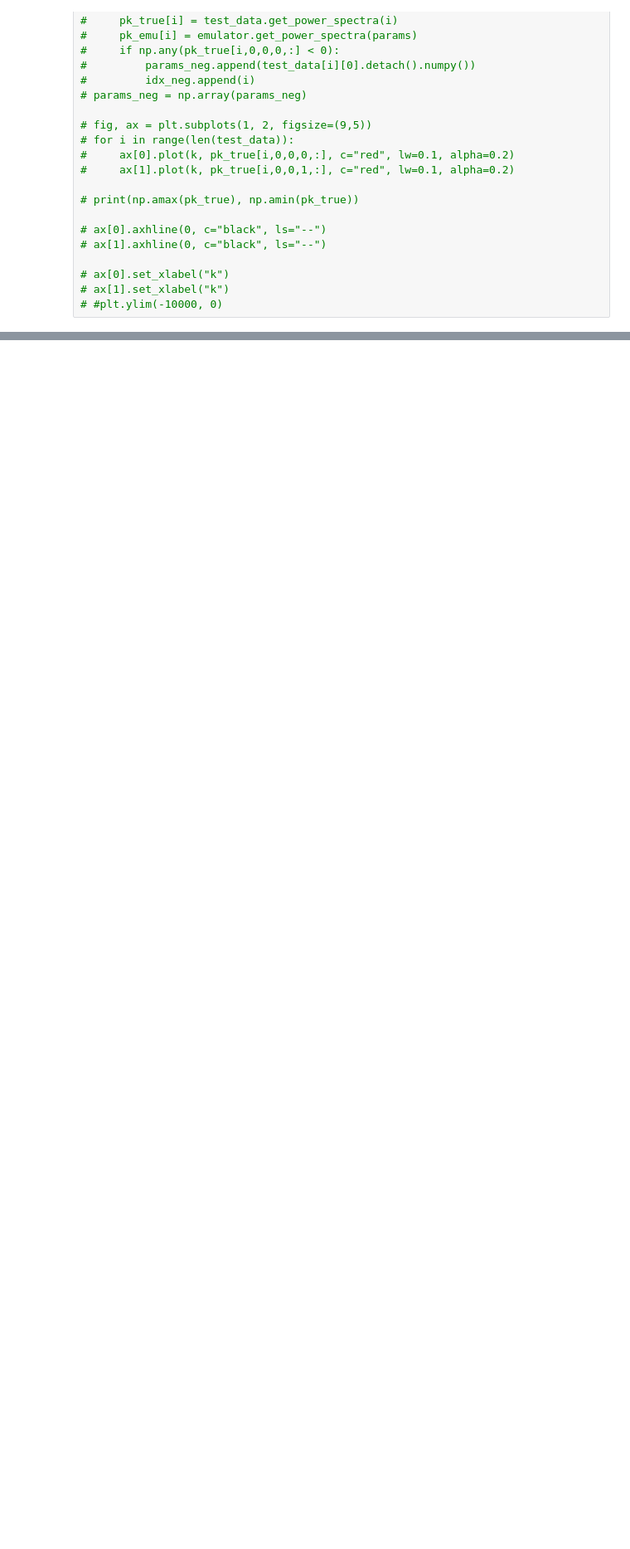
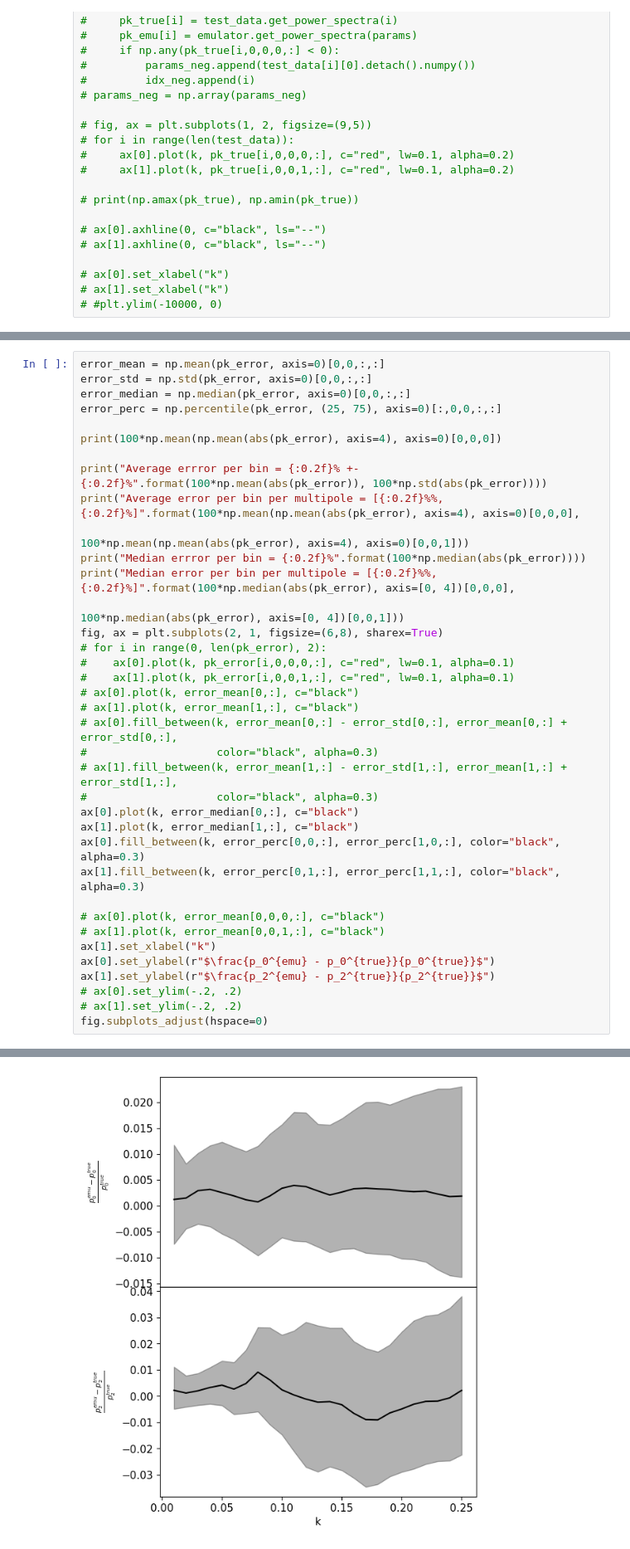
Before and after one commit to jadamo/spherex_emu, a Jupyter notebook: notebooks/Test-Network.ipynb, the cells around one changed output, grey strips where cells are left out. Shown at 83% size. Saved outputs shown, nothing was run; the diff lists cells and outputs as text; blank space fills up the shorter version.

```diff
--- a/notebooks/Test-Network.ipynb
+++ b/notebooks/Test-Network.ipynb
@@ -123,0 +244,38 @@ Average errror per bin = 8.17%
+# %%
+error_mean = np.mean(pk_error, axis=0)[0,0,:,:]
+error_std = np.std(pk_error, axis=0)[0,0,:,:]
+error_median = np.median(pk_error, axis=0)[0,0,:,:]
+error_perc = np.percentile(pk_error, (25, 75), axis=0)[:,0,0,:,:]
+
+print(100*np.mean(np.mean(abs(pk_error), axis=4), axis=0)[0,0,0])
+
+print("Average errror per bin = {:0.2f}% +- {:0.2f}%".format(100*np.mean(abs(pk_error)), 100*np.std(abs(pk_error))))
+print("Average error per bin per multipole = [{:0.2f}%%, {:0.2f}%]".format(100*np.mean(np.mean(abs(pk_error), axis=4), axis=0)[0,0,0],
+                                                                           100*np.mean(np.mean(abs(pk_error), axis=4), axis=0)[0,0,1]))
+print("Median errror per bin = {:0.2f}%".format(100*np.median(abs(pk_error))))
+print("Median error per bin per multipole = [{:0.2f}%%, {:0.2f}%]".format(100*np.median(abs(pk_error), axis=[0, 4])[0,0,0],
+                                                                          100*np.median(abs(pk_error), axis=[0, 4])[0,0,1]))
+fig, ax = plt.subplots(2, 1, figsize=(6,8), sharex=True)
+# for i in range(0, len(pk_error), 2):
+#    ax[0].plot(k, pk_error[i,0,0,0,:], c="red", lw=0.1, alpha=0.1)
+#    ax[1].plot(k, pk_error[i,0,0,1,:], c="red", lw=0.1, alpha=0.1)
+# ax[0].plot(k, error_mean[0,:], c="black")
+# ax[1].plot(k, error_mean[1,:], c="black")
+# ax[0].fill_between(k, error_mean[0,:] - error_std[0,:], error_mean[0,:] + error_std[0,:],
+#                    color="black", alpha=0.3)
+# ax[1].fill_between(k, error_mean[1,:] - error_std[1,:], error_mean[1,:] + error_std[1,:],
+#                    color="black", alpha=0.3)
+ax[0].plot(k, error_median[0,:], c="black")
+ax[1].plot(k, error_median[1,:], c="black")
+ax[0].fill_between(k, error_perc[0,0,:], error_perc[1,0,:], color="black", alpha=0.3)
+ax[1].fill_between(k, error_perc[0,1,:], error_perc[1,1,:], color="black", alpha=0.3)
+
+# ax[0].plot(k, error_mean[0,0,0,:], c="black")
+# ax[1].plot(k, error_mean[0,0,1,:], c="black")
+ax[1].set_xlabel("k")
+ax[0].set_ylabel(r"$\frac{p_0^{emu} - p_0^{true}}{p_0^{true}}$")
+ax[1].set_ylabel(r"$\frac{p_2^{emu} - p_2^{true}}{p_2^{true}}$")
+# ax[0].set_ylim(-.2, .2)
+# ax[1].set_ylim(-.2, .2)
+fig.subplots_adjust(hspace=0)
+# %% [output]
@@ -124,3 +287,4 @@ Average errror per bin = 8.17%
+[figure, added]
 # %%
 # pk_CLASS_PT = np.array([16820.05513766, 23946.48158473, 25453.02712092, 24037.92768727,
 #                         21593.59444023, 19017.53002514, 16536.15764868, 14148.70189409,
```
Also changed, not shown: parts of 21 cells of this notebook, 3 other files.
